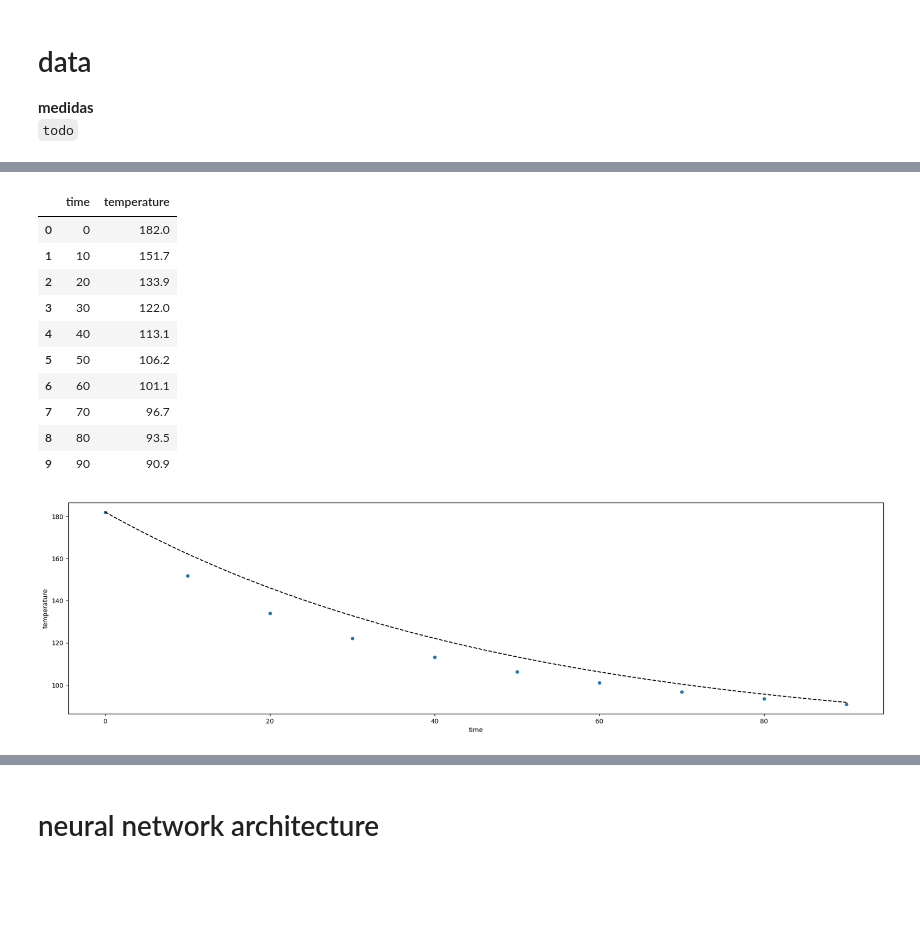
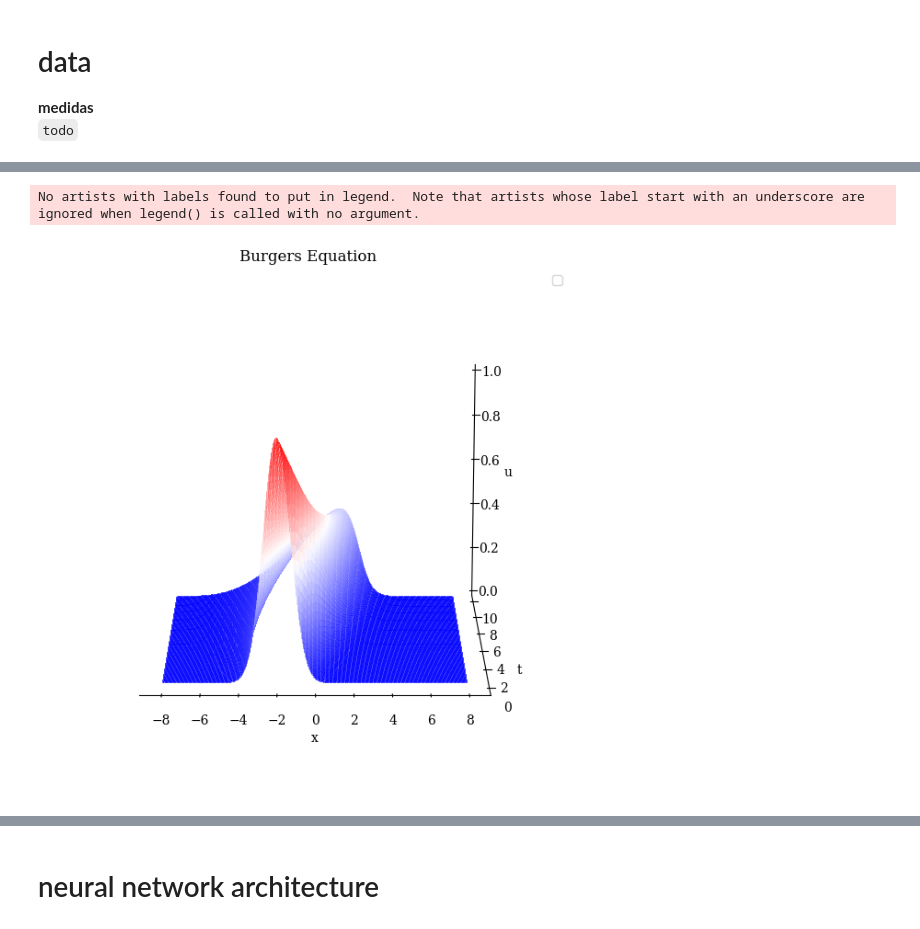
Before and after one commit to thiagodsd/ppgcc-deep-learning-pinn, a Jupyter notebook: notebooks/bateman_burgers_equation.ipynb, the cells around one changed output, grey strips where cells are left out. Saved outputs shown, nothing was run; the diff lists cells and outputs as text; code cells hidden in the pictures; blank space fills up the shorter version.

```diff
--- a/notebooks/bateman_burgers_equation.ipynb
+++ b/notebooks/bateman_burgers_equation.ipynb
@@ -8,6 +8,7 @@ In this notebook we will try to estimate the parameters of the **Burgers' equati
 # %% [markdown]
 # setup
 # %%
+import os
 import pprint
 import functools
 import tqdm
@@ -16,7 +17,11 @@ import scipy.io as sio
 import pandas as pd
 import numpy as np
 import matplotlib.pyplot as plt
+from mpl_toolkits.mplot3d import Axes3D
 import seaborn as sns
+
+import matplotlib as mpl
+mpl.rcParams.update(mpl.rcParamsDefault)
 
 import torch
 import torch.nn as nn
@@ -43,3 +39,14 @@ print(data["usol"].shape)
+# %%
+mpl.rcParams['font.family'] = 'serif'
+# mpl.rcParams['text.usetex'] = True
+
+experiment_name = "burgers_equation"
+
+folder_path = f"../data/08_reporting/{experiment_name}"
+if not os.path.exists(folder_path):
+    os.makedirs(folder_path)
+
+golden_ratio = (np.sqrt(5) - 1) / 2
 # %% [markdown]
 # data
 
@@ -55,38 +79,32 @@ where $T_0$ is the initial temperature.
 # %%
-data = [
-    [0,	10,	20,	30,	40,	50,	60,	70,	80,	90],
-    [182.0,	151.7,	133.9,	122.0,	113.1,	106.2,	101.1,	96.7,	93.5,	90.9],
-]
-S = 74.6
-k = -0.020416
+xx, tt = np.meshgrid(data["x"].flatten(), data["t"].flatten())
 
-X = pd.DataFrame(data).T.rename(columns={0: 'time', 1: 'temperature'}).astype({'time': int})
+fig = plt.figure(figsize=(10, golden_ratio*10))
+ax = fig.add_subplot(111, projection='3d')
+ax.plot_surface(
+    xx, tt, data["usol"].T,
+    cmap=plt.cm.bwr, linewidth=0, antialiased=False, rstride=1, cstride=1, alpha=0.5,
+)
 
-display(X)
+ax.set_xlabel('x')
+ax.set_ylabel('t')
+ax.set_zlabel('u')
 
-fig, (ax1) = plt.subplots(ncols=1, nrows=1, figsize=(23, 6))
+ax.grid(False)
+ax.xaxis.pane.fill = False
+ax.yaxis.pane.fill = False
+ax.zaxis.pane.fill = False
+ax.xaxis.pane.set_edgecolor('w')
+ax.yaxis.pane.set_edgecolor('w')
+ax.zaxis.pane.set_edgecolor('w')
 
-X.plot.scatter(x='time', y='temperature', ax=ax1)
+ax.view_init(15, -90)
 
-t = np.linspace(0, 90, 1000)
-T = (X['temperature'][0] - S) * np.exp(k * t) + S
+plt.title("Burgers Equation")
+plt.legend()
+plt.tight_layout()
 
-ax1.plot(
-    t,
-    T,
-    c="k", linestyle="--",
-    label="Theoretical model"
-) ;
+plt.savefig(f"{folder_path}/burgers_equation_3d.png", dpi=300)
 # %% [output]
-|  | time | temperature |
-| 0 | 0 | 182.0 |
-| 1 | 10 | 151.7 |
-| 2 | 20 | 133.9 |
-| 3 | 30 | 122.0 |
-| 4 | 40 | 113.1 |
-| 5 | 50 | 106.2 |
-| 6 | 60 | 101.1 |
-| 7 | 70 | 96.7 |
-| 8 | 80 | 93.5 |
-| 9 | 90 | 90.9 |
+No artists with labels found to put in legend.  Note that artists whose label start with an underscore are ignored when legend() is called with no argument.
-[figure, old version]
+[figure, new version]
```
Also changed, not shown: parts of 10 cells of this notebook, 10 other files.
